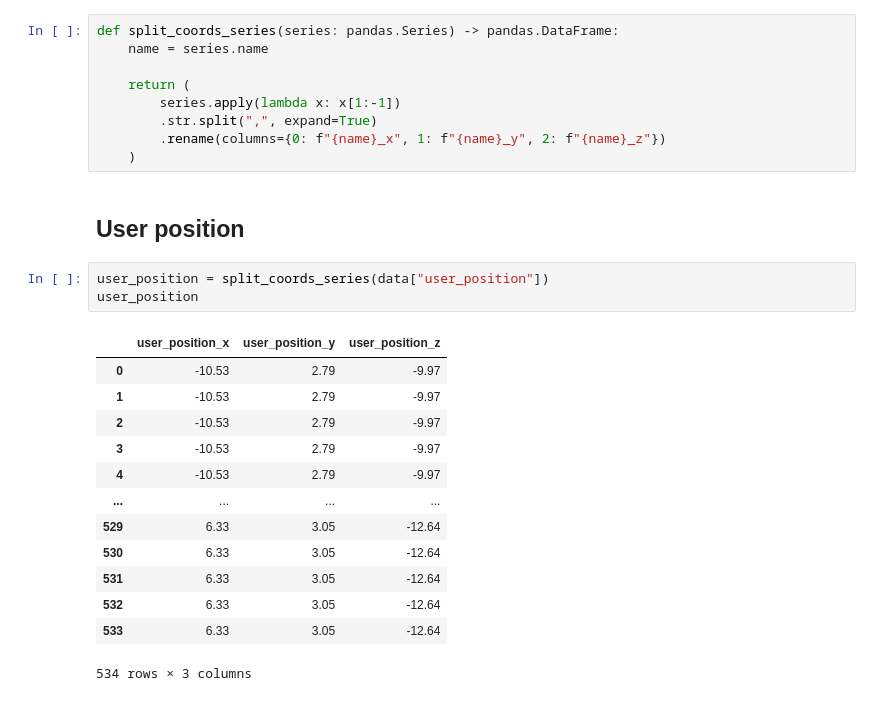
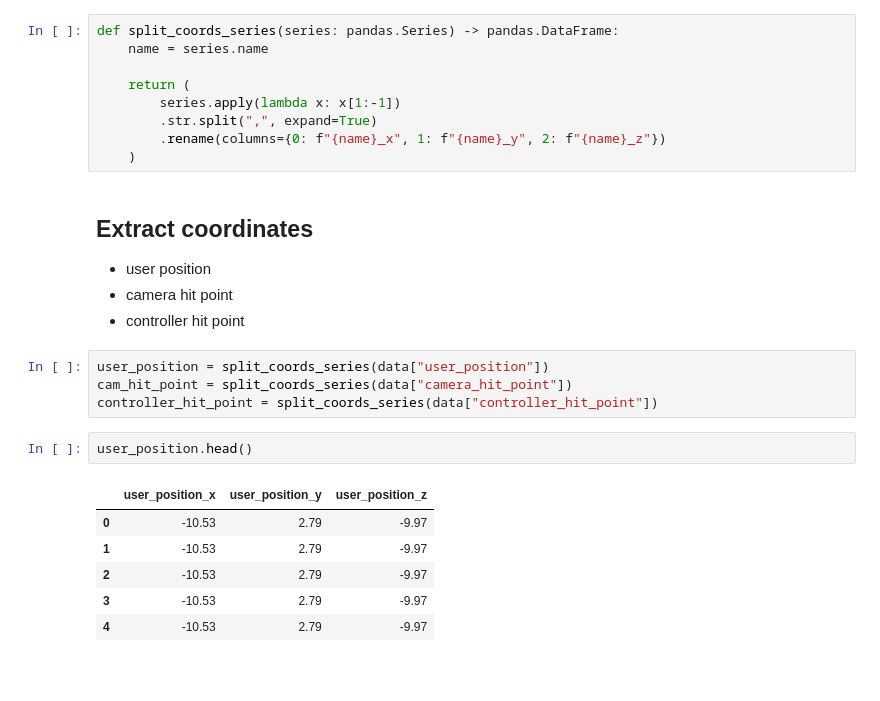
Before and after one commit to spencerwooo/situational-awareness-vr, a Jupyter notebook: DataAnalysis/InteractionAnalysis.ipynb, the cells around one changed output. Cells and saved outputs as stored; diff of their text form; blank space fills up the shorter version.

```diff
--- a/DataAnalysis/InteractionAnalysis.ipynb
+++ b/DataAnalysis/InteractionAnalysis.ipynb
@@ -25,22 +25,22 @@ def split_coords_series(series: pandas.Series) -> pandas.DataFrame:
         .str.split(",", expand=True)
         .rename(columns={0: f"{name}_x", 1: f"{name}_y", 2: f"{name}_z"})
     )
-# %% [markdown]
-## User position
+# %% [markdown]
+## Extract coordinates
+
+- user position
+- camera hit point
+- controller hit point
 # %%
 user_position = split_coords_series(data["user_position"])
-user_position
+cam_hit_point = split_coords_series(data["camera_hit_point"])
+controller_hit_point = split_coords_series(data["controller_hit_point"])
-# %% [output]
-|  | user_position_x | user_position_y | user_position_z |
-| 0 | -10.53 | 2.79 | -9.97 |
-| 1 | -10.53 | 2.79 | -9.97 |
-| 2 | -10.53 | 2.79 | -9.97 |
-| 3 | -10.53 | 2.79 | -9.97 |
-| 4 | -10.53 | 2.79 | -9.97 |
-| ... | ... | ... | ... |
-| 529 | 6.33 | 3.05 | -12.64 |
-| 530 | 6.33 | 3.05 | -12.64 |
-| 531 | 6.33 | 3.05 | -12.64 |
-| 532 | 6.33 | 3.05 | -12.64 |
-| 533 | 6.33 | 3.05 | -12.64 |
-534 rows × 3 columns
+# %%
+user_position.head()
+# %% [output]
+|  | user_position_x | user_position_y | user_position_z |
+| 0 | -10.53 | 2.79 | -9.97 |
+| 1 | -10.53 | 2.79 | -9.97 |
+| 2 | -10.53 | 2.79 | -9.97 |
+| 3 | -10.53 | 2.79 | -9.97 |
+| 4 | -10.53 | 2.79 | -9.97 |
```
Also changed, not shown: parts of 3 cells of this notebook, 2 other files.
